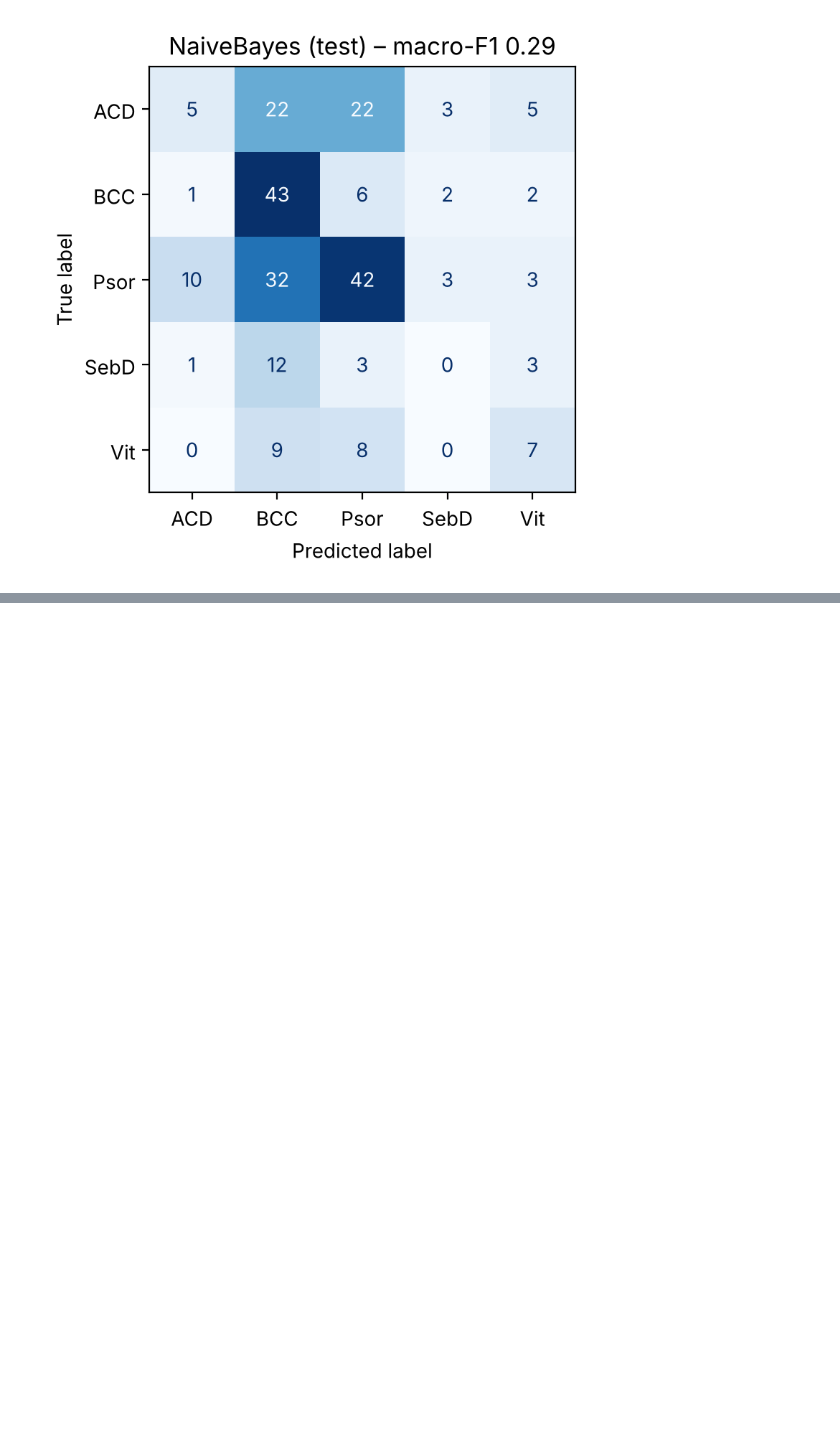
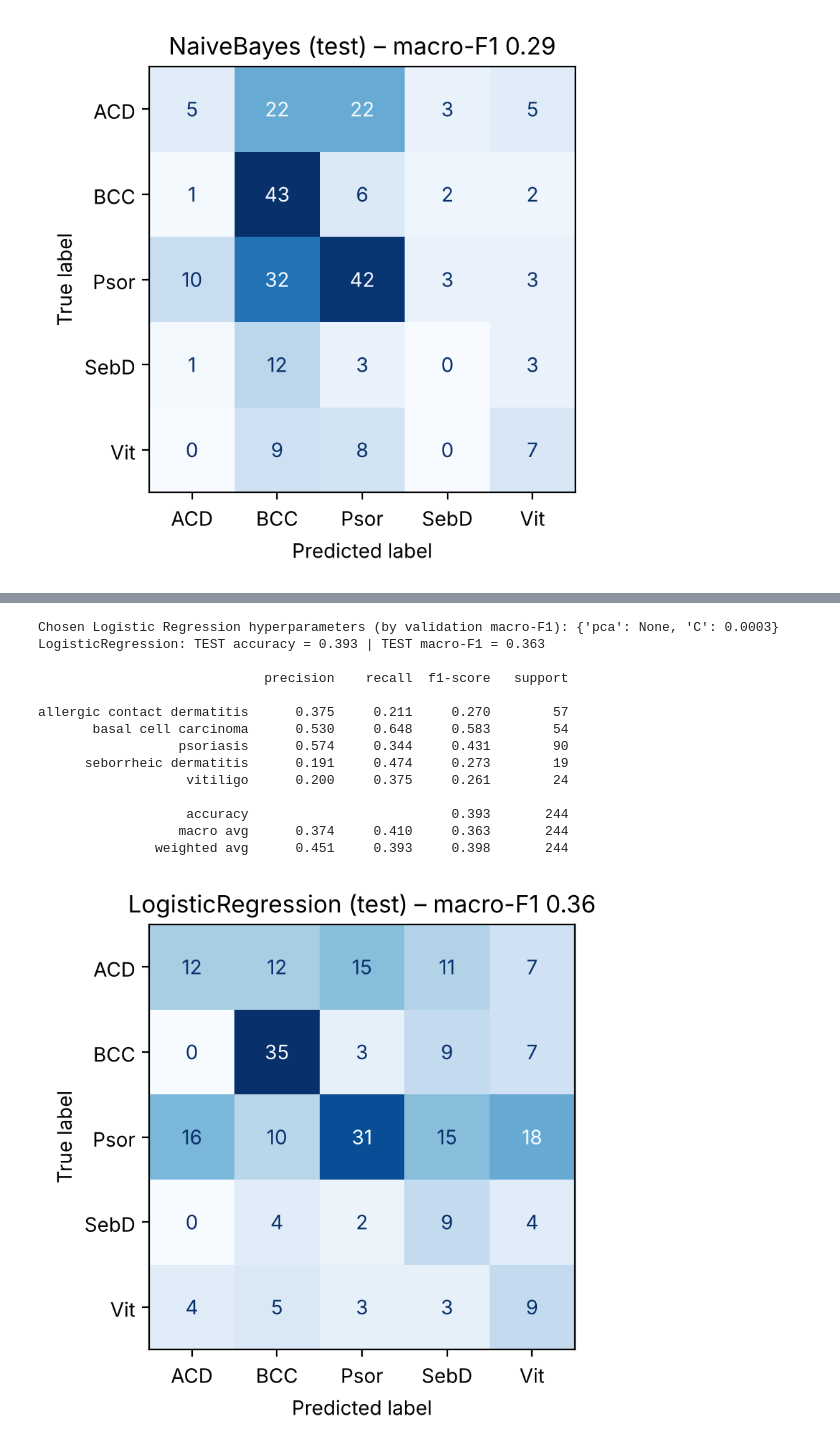
Before and after one commit to Cyrix7/f21dl-2026-27-UG-group-15, a Jupyter notebook: notebooks/R3_knn_nb_logreg.ipynb, the cells around one changed output, grey strips where cells are left out. Cells and saved outputs as stored; diff of their text form; code cells hidden in the pictures; blank space fills up the shorter version.

```diff
--- a/notebooks/R3_knn_nb_logreg.ipynb
+++ b/notebooks/R3_knn_nb_logreg.ipynb
@@ -255,0 +301,24 @@ allergic contact dermatitis      0.294     0.088     0.135        57
+# %%
+# pick best params, retrain and test
+lr_best = best_params(lr_search, ["pca", "C"])
+print("Chosen Logistic Regression hyperparameters (by validation macro-F1):", lr_best)
+with warnings.catch_warnings():
+    warnings.simplefilter("ignore")
+    lr_model = make_lr(**lr_best).fit(X_train, y_train)
+lr_res = evaluate_on_test(lr_model, "LogisticRegression", lr_best)
+# %% [output]
+Chosen Logistic Regression hyperparameters (by validation macro-F1): {'pca': None, 'C': 0.0003}
+LogisticRegression: TEST accuracy = 0.393 | TEST macro-F1 = 0.363
+
+                             precision    recall  f1-score   support
+
+allergic contact dermatitis      0.375     0.211     0.270        57
+       basal cell carcinoma      0.530     0.648     0.583        54
+                  psoriasis      0.574     0.344     0.431        90
+      seborrheic dermatitis      0.191     0.474     0.273        19
+                   vitiligo      0.200     0.375     0.261        24
+
+                   accuracy                          0.393       244
+                  macro avg      0.374     0.410     0.363       244
+               weighted avg      0.451     0.393     0.398       244
+[figure, added]
```
Also changed, not shown: parts of 12 cells of this notebook.
